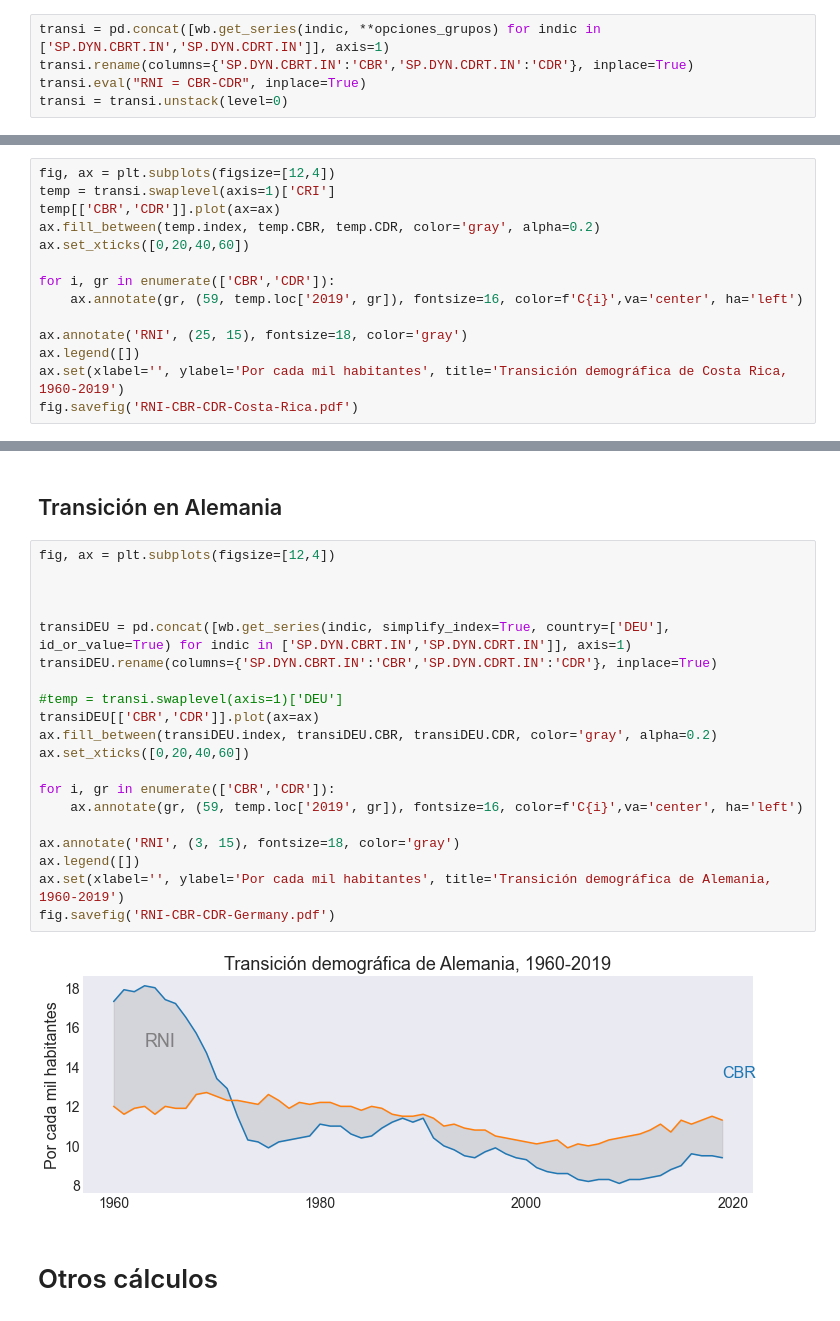
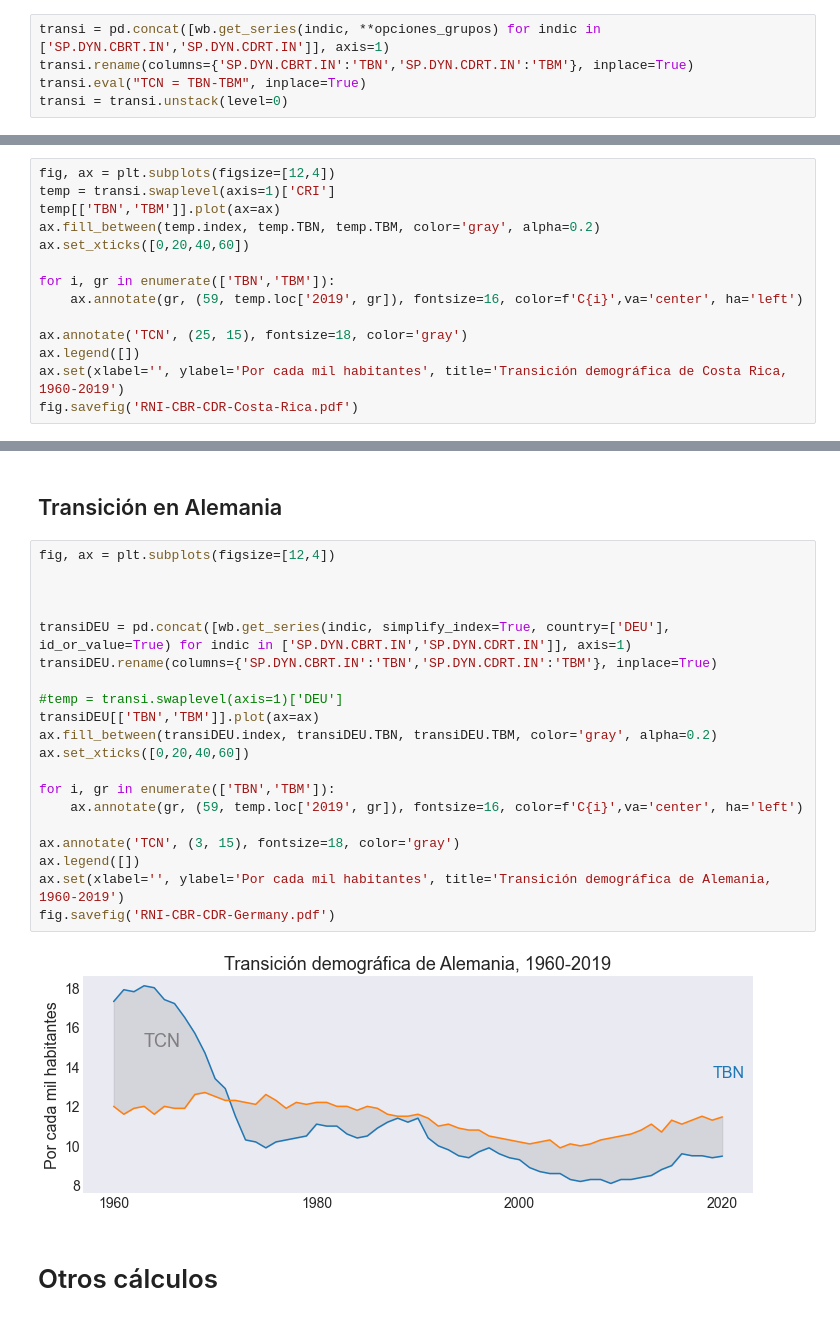
Before and after one commit to randall-romero/teaching-materials, a Jupyter notebook: crecimiento/demografia.ipynb, the cells around one changed output, grey strips where cells are left out. Drawn from its saved outputs; the diff is of its cells as text.

```diff
--- a/crecimiento/demografia.ipynb
+++ b/crecimiento/demografia.ipynb
@@ -101,8 +101,8 @@ fig.savefig('map-life_expectancy.pdf')
 ### Tendencias
 # %%
 transi = pd.concat([wb.get_series(indic, **opciones_grupos) for indic in ['SP.DYN.CBRT.IN','SP.DYN.CDRT.IN']], axis=1)
-transi.rename(columns={'SP.DYN.CBRT.IN':'CBR','SP.DYN.CDRT.IN':'CDR'}, inplace=True)
-transi.eval("RNI = CBR-CDR", inplace=True)
+transi.rename(columns={'SP.DYN.CBRT.IN':'TBN','SP.DYN.CDRT.IN':'TBM'}, inplace=True)
+transi.eval("TCN = TBN-TBM", inplace=True)
 transi = transi.unstack(level=0)
 # %%
 fig, axs = plt.subplots(1,3, figsize=[12,3.5], sharey=True)
@@ -436,14 +436,14 @@ fig.savefig('demographic_transition_example.pdf')
 # %%
 fig, ax = plt.subplots(figsize=[12,4])
 temp = transi.swaplevel(axis=1)['CRI']
-temp[['CBR','CDR']].plot(ax=ax)
-ax.fill_between(temp.index, temp.CBR, temp.CDR, color='gray', alpha=0.2)
+temp[['TBN','TBM']].plot(ax=ax)
+ax.fill_between(temp.index, temp.TBN, temp.TBM, color='gray', alpha=0.2)
 ax.set_xticks([0,20,40,60])
 
-for i, gr in enumerate(['CBR','CDR']):
+for i, gr in enumerate(['TBN','TBM']):
     ax.annotate(gr, (59, temp.loc['2019', gr]), fontsize=16, color=f'C{i}',va='center', ha='left')
 
-ax.annotate('RNI', (25, 15), fontsize=18, color='gray')
+ax.annotate('TCN', (25, 15), fontsize=18, color='gray')
 ax.legend([])
 ax.set(xlabel='', ylabel='Por cada mil habitantes', title='Transición demográfica de Costa Rica, 1960-2019')
 fig.savefig('RNI-CBR-CDR-Costa-Rica.pdf')
@@ -454,25 +454,25 @@ fig.savefig('RNI-CBR-CDR-Costa-Rica.pdf')
 # %%
 fig, ax = plt.subplots(figsize=[12,4])
 
 
 
 transiDEU = pd.concat([wb.get_series(indic, simplify_index=True, country=['DEU'], id_or_value=True) for indic in ['SP.DYN.CBRT.IN','SP.DYN.CDRT.IN']], axis=1)
-transiDEU.rename(columns={'SP.DYN.CBRT.IN':'CBR','SP.DYN.CDRT.IN':'CDR'}, inplace=True)
+transiDEU.rename(columns={'SP.DYN.CBRT.IN':'TBN','SP.DYN.CDRT.IN':'TBM'}, inplace=True)
 
 #temp = transi.swaplevel(axis=1)['DEU']
-transiDEU[['CBR','CDR']].plot(ax=ax)
-ax.fill_between(transiDEU.index, transiDEU.CBR, transiDEU.CDR, color='gray', alpha=0.2)
+transiDEU[['TBN','TBM']].plot(ax=ax)
+ax.fill_between(transiDEU.index, transiDEU.TBN, transiDEU.TBM, color='gray', alpha=0.2)
 ax.set_xticks([0,20,40,60])
 
-for i, gr in enumerate(['CBR','CDR']):
+for i, gr in enumerate(['TBN','TBM']):
     ax.annotate(gr, (59, temp.loc['2019', gr]), fontsize=16, color=f'C{i}',va='center', ha='left')
 
-ax.annotate('RNI', (3, 15), fontsize=18, color='gray')
+ax.annotate('TCN', (3, 15), fontsize=18, color='gray')
 ax.legend([])
 ax.set(xlabel='', ylabel='Por cada mil habitantes', title='Transición demográfica de Alemania, 1960-2019')
 fig.savefig('RNI-CBR-CDR-Germany.pdf')
 # %% [output]
-[figure, old version]
+[figure, new version]
 # %% [markdown]
 # Otros cálculos
 # %%
```
Also changed, not shown: parts of 18 cells of this notebook.
